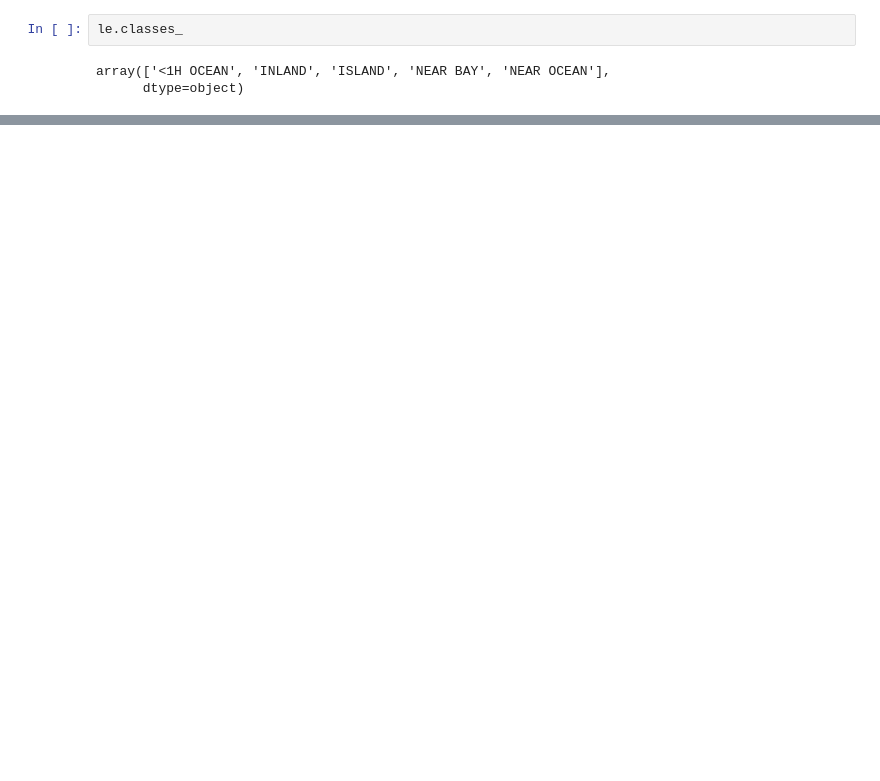
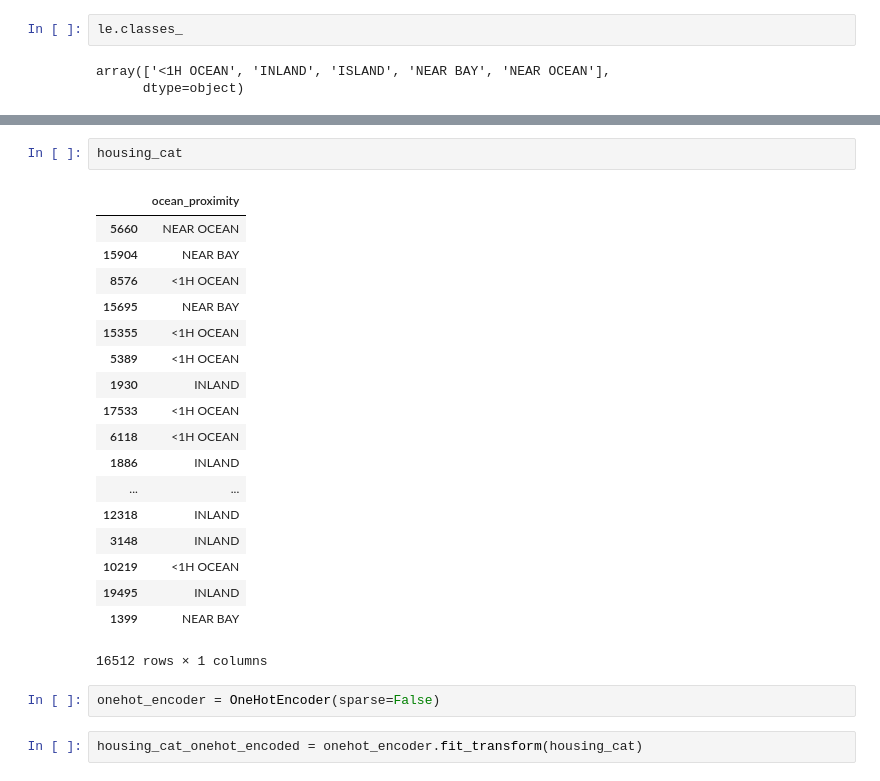
Before and after one commit to silentvoice/ml-with-scikit, a Jupyter notebook: Basics.ipynb, the cells around one changed output, grey strips where cells are left out. Saved outputs shown, nothing was run; the diff lists cells and outputs as text; blank space fills up the shorter version.

```diff
--- a/Basics.ipynb
+++ b/Basics.ipynb
@@ -388,0 +443,25 @@ array(['<1H OCEAN', 'INLAND', 'ISLAND', 'NEAR BAY', 'NEAR OCEAN'],
+# %%
+housing_cat
+# %% [output]
+|  | ocean_proximity |
+| 5660 | NEAR OCEAN |
+| 15904 | NEAR BAY |
+| 8576 | <1H OCEAN |
+| 15695 | NEAR BAY |
+| 15355 | <1H OCEAN |
+| 5389 | <1H OCEAN |
+| 1930 | INLAND |
+| 17533 | <1H OCEAN |
+| 6118 | <1H OCEAN |
+| 1886 | INLAND |
+| ... | ... |
+| 12318 | INLAND |
+| 3148 | INLAND |
+| 10219 | <1H OCEAN |
+| 19495 | INLAND |
+| 1399 | NEAR BAY |
+16512 rows × 1 columns
+# %%
+onehot_encoder = OneHotEncoder(sparse=False)
+# %%
+housing_cat_onehot_encoded = onehot_encoder.fit_transform(housing_cat)
```
Also changed, not shown: parts of 83 cells of this notebook, 1 other file.
